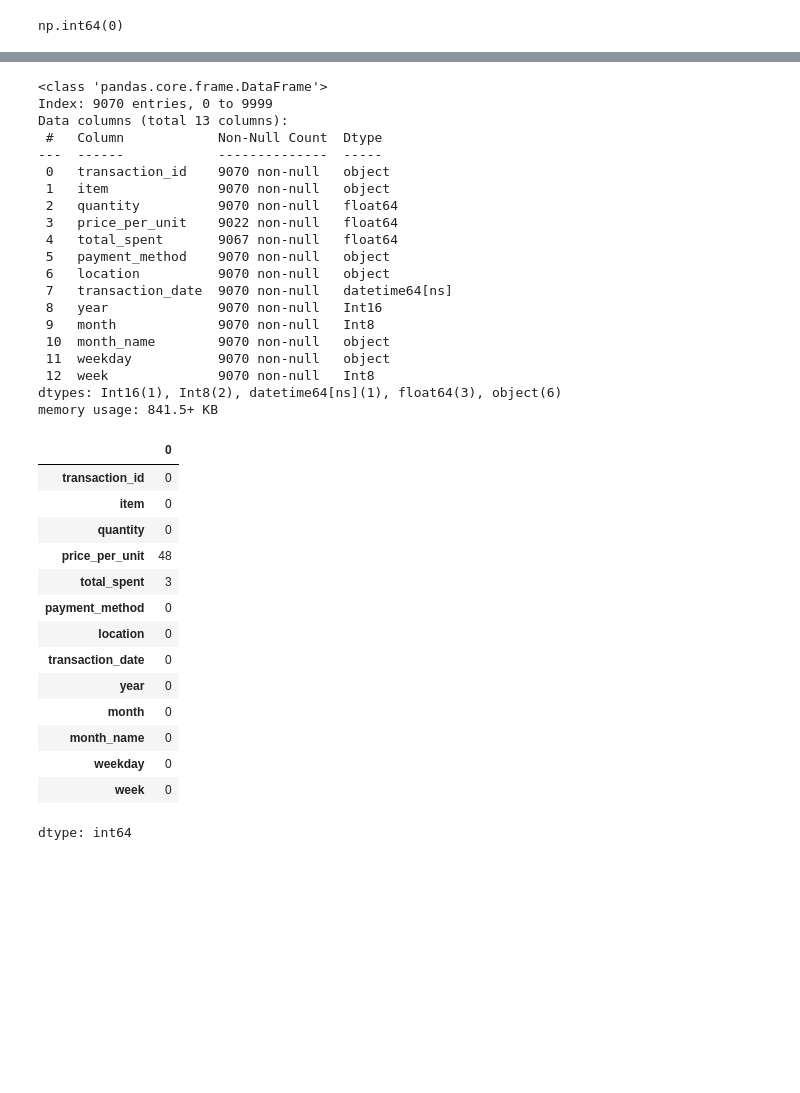
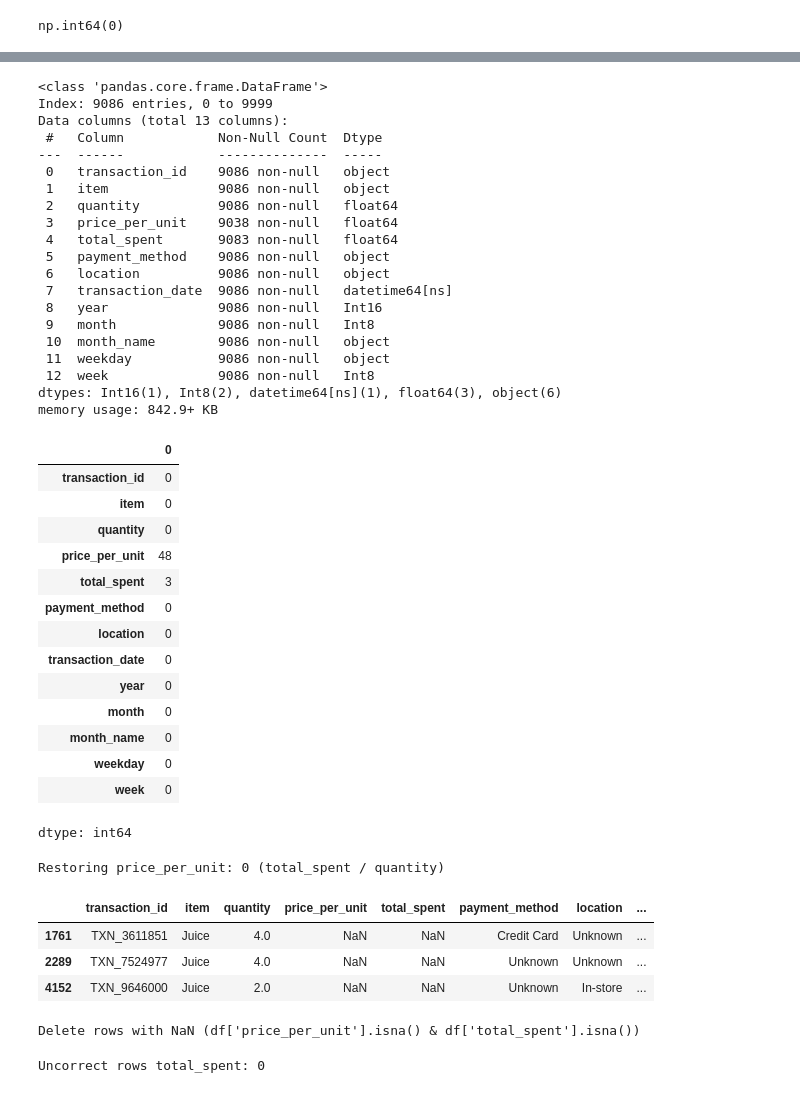
Before and after one commit to NadiiaIvashchuk/Cafe_Sales, a Jupyter notebook: EDA_cafe_sales.ipynb, the cells around one changed output, grey strips where cells are left out. Cells and saved outputs as stored; diff of their text form; code cells hidden in the pictures; blank space fills up the shorter version.

```diff
--- a/EDA_cafe_sales.ipynb
+++ b/EDA_cafe_sales.ipynb
@@ -381,16 +363,16 @@ df['item']
 10000 rows × 1 columns
 dtype: object
 # %%
-#Restoring total_spent (new price - median item)
+# dict of median price
 price_map = (
     df.dropna(subset=['item', 'price_per_unit'])
     .groupby('item')['price_per_unit']
-    .median()
-    .to_dict()
-    )
+    .median().to_dict()
+)
+
 mask_price = df['price_per_unit'].isna() & df['item'].notna()
 
 df.loc[mask_price, 'price_per_unit'] = df.loc[mask_price, 'item'].map(price_map)
 
-print(f"Restoring price_per_unit: {mask_price.sum()} string(new price - median item)")
+print(f"Restoring price_per_unit: {mask_price.sum()} string(median per item)")
 # %% [output]
@@ -413,8 +395,7 @@ mask_recoverable2 = (
     df['price_per_unit'].notna()
 )
 
-df.loc[mask_recoverable2, 'quantity'] = df.loc[mask_recoverable2, 'price_per_unit'] * df.loc[mask_recoverable2, 'total_spent']
+df.loc[mask_recoverable2, 'total_spent'] = df.loc[mask_recoverable2, 'quantity'] * df.loc[mask_recoverable2, 'price_per_unit']
 
-print(f"Restoring total_spent: {mask_recoverable2.sum()} string (new price - median item)")
-df
+print(f"Restoring total_spent: {mask_recoverable2.sum()} string(quantity * price)")
 # %% [output]
@@ -492,25 +460,25 @@ df.info()
 df.isna().sum()
 # %% [output]
 <class 'pandas.core.frame.DataFrame'>
-Index: 9070 entries, 0 to 9999
+Index: 9086 entries, 0 to 9999
 Data columns (total 13 columns):
  #   Column            Non-Null Count  Dtype
 ---  ------            --------------  -----
- 0   transaction_id    9070 non-null   object
- 1   item              9070 non-null   object
- 2   quantity          9070 non-null   float64
- 3   price_per_unit    9022 non-null   float64
- 4   total_spent       9067 non-null   float64
- 5   payment_method    9070 non-null   object
- 6   location          9070 non-null   object
- 7   transaction_date  9070 non-null   datetime64[ns]
- 8   year              9070 non-null   Int16
- 9   month             9070 non-null   Int8
- 10  month_name        9070 non-null   object
- 11  weekday           9070 non-null   object
- 12  week              9070 non-null   Int8
+ 0   transaction_id    9086 non-null   object
+ 1   item              9086 non-null   object
+ 2   quantity          9086 non-null   float64
+ 3   price_per_unit    9038 non-null   float64
+ 4   total_spent       9083 non-null   float64
+ 5   payment_method    9086 non-null   object
+ 6   location          9086 non-null   object
+ 7   transaction_date  9086 non-null   datetime64[ns]
+ 8   year              9086 non-null   Int16
+ 9   month             9086 non-null   Int8
+ 10  month_name        9086 non-null   object
+ 11  weekday           9086 non-null   object
+ 12  week              9086 non-null   Int8
 dtypes: Int16(1), Int8(2), datetime64[ns](1), float64(3), object(6)
-memory usage: 841.5+ KB
+memory usage: 842.9+ KB
 |  | 0 |
 | transaction_id | 0 |
 | item | 0 |
@@ -526,3 +494,37 @@ memory usage: 841.5+ KB
 | weekday | 0 |
 | week | 0 |
 dtype: int64
+# %%
+#Restoring price_per_unit (total_spent / quantity)
+mask_recoverable3 = (
+    df['price_per_unit'].isna() &
+    df['total_spent'].notna() &
+    df['quantity'].notna()
+)
+
+df.loc[mask_recoverable3, 'price_per_unit'] = df.loc[mask_recoverable3, 'total_spent'] / df.loc[mask_recoverable3, 'quantity']
+
+print(f"Restoring price_per_unit: {mask_recoverable3.sum()} (total_spent / quantity)")
+# %% [output]
+Restoring price_per_unit: 0 (total_spent / quantity)
+# %%
+df.loc[df['price_per_unit'].isna() | df['total_spent'].isna()]
+# %% [output]
+|  | transaction_id | item | quantity | price_per_unit | total_spent | payment_method | location | ... |
+| 1761 | TXN_3611851 | Juice | 4.0 | NaN | NaN | Credit Card | Unknown | ... |
+| 2289 | TXN_7524977 | Juice | 4.0 | NaN | NaN | Unknown | Unknown | ... |
+| 4152 | TXN_9646000 | Juice | 2.0 | NaN | NaN | Unknown | In-store | ... |
+# %%
+# Delete string rows with NaN
+df.dropna(subset=['total_spent'], inplace=True)
+
+print(f"Delete rows with NaN (df['price_per_unit'].isna() & df['total_spent'].isna())")
+# %% [output]
+Delete rows with NaN (df['price_per_unit'].isna() & df['total_spent'].isna())
+# %%
+# Check quantity * price_per_unit = total_spent
+mask_total_spent = (df.quantity * df.price_per_unit != df.total_spent)
+
+print(f"Uncorrect rows total_spent: {mask_total_spent.sum()}")
+# %% [output]
+Uncorrect rows total_spent: 0
```
Also changed, not shown: parts of 10 cells of this notebook.
